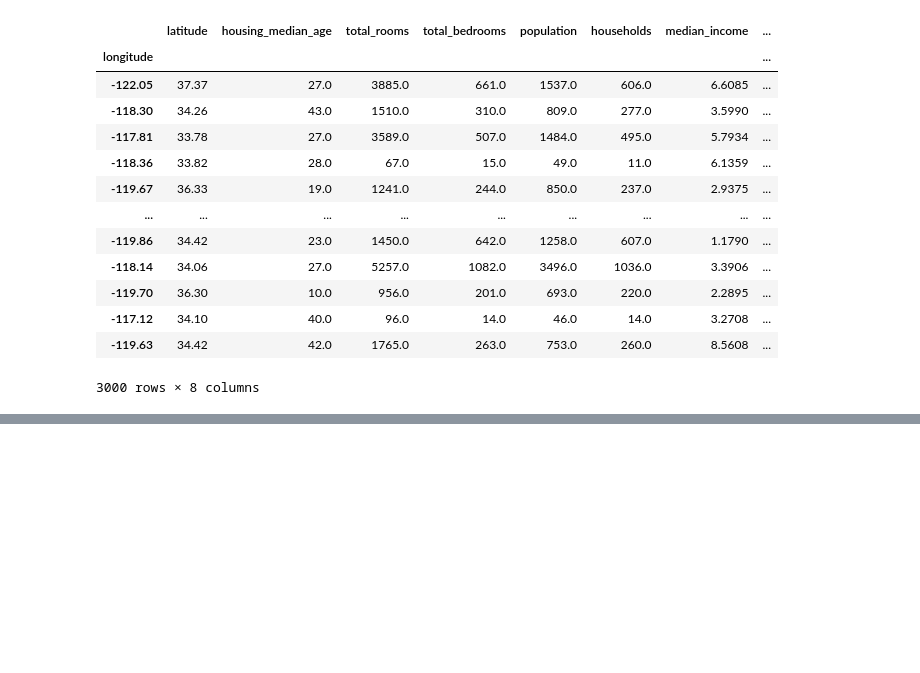
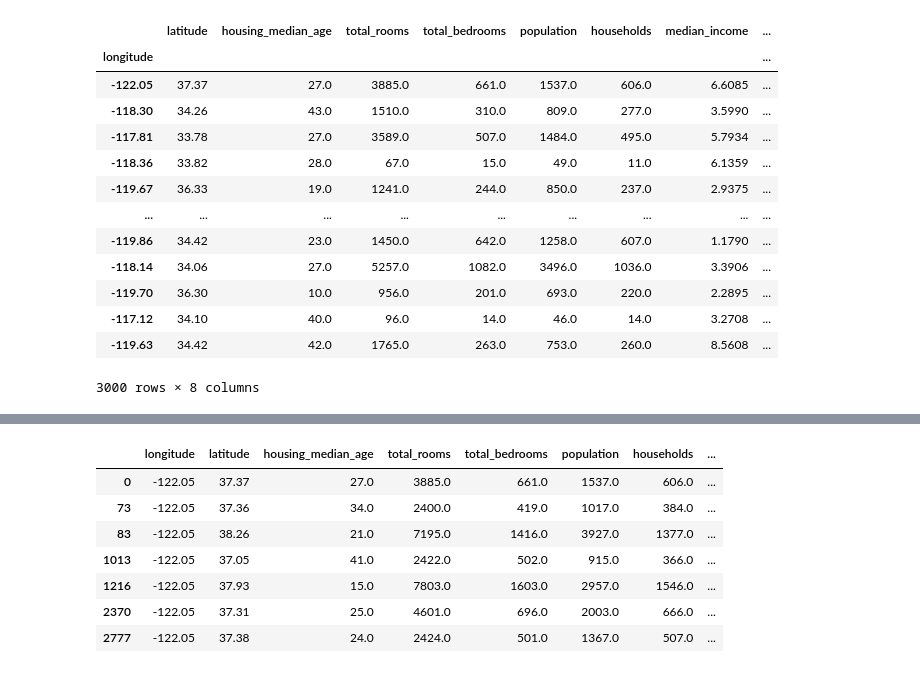
Before and after one commit to helloitsdaksh/Cheatsheets, a Jupyter notebook: Pandas_Cheatsheet.ipynb, the cells around one changed output, grey strips where cells are left out. Cells and saved outputs as stored; diff of their text form; code cells hidden in the pictures; blank space fills up the shorter version.

```diff
--- a/Pandas_Cheatsheet.ipynb
+++ b/Pandas_Cheatsheet.ipynb
@@ -199,0 +217,11 @@ df.set_index("longitude")
+# %%
+df.loc[df.longitude == -122.05]
+# %% [output]
+|  | longitude | latitude | housing_median_age | total_rooms | total_bedrooms | population | households | ... |
+| 0 | -122.05 | 37.37 | 27.0 | 3885.0 | 661.0 | 1537.0 | 606.0 | ... |
+| 73 | -122.05 | 37.36 | 34.0 | 2400.0 | 419.0 | 1017.0 | 384.0 | ... |
+| 83 | -122.05 | 38.26 | 21.0 | 7195.0 | 1416.0 | 3927.0 | 1377.0 | ... |
+| 1013 | -122.05 | 37.05 | 41.0 | 2422.0 | 502.0 | 915.0 | 366.0 | ... |
+| 1216 | -122.05 | 37.93 | 15.0 | 7803.0 | 1603.0 | 2957.0 | 1546.0 | ... |
+| 2370 | -122.05 | 37.31 | 25.0 | 4601.0 | 696.0 | 2003.0 | 666.0 | ... |
+| 2777 | -122.05 | 37.38 | 24.0 | 2424.0 | 501.0 | 1367.0 | 507.0 | ... |
```
Also changed, not shown: parts of 22 cells of this notebook.
